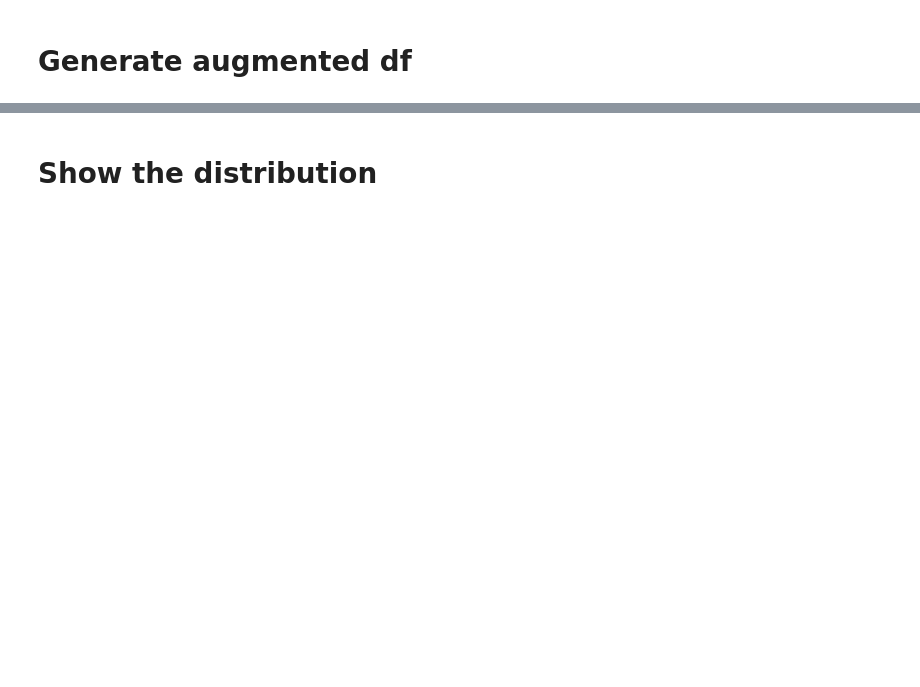
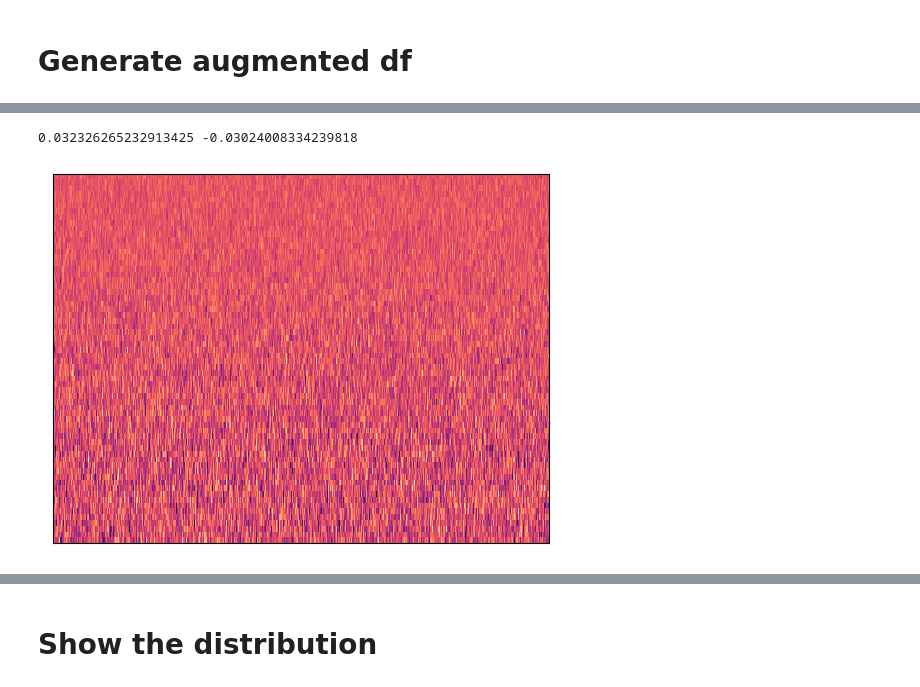
Before and after one commit to gakhromov/ai4good_birdclef, a Jupyter notebook: model/tester.ipynb, the cells around one changed output, grey strips where cells are left out. Drawn from its saved outputs; the diff is of its cells as text; code cells hidden in the pictures; blank space fills up the shorter version.

```diff
--- a/model/tester.ipynb
+++ b/model/tester.ipynb
@@ -87,0 +168,15 @@ df.to_csv(f'{root}/augmented.csv')
+# %%
+def get_mel(y, reduce_noise=True):
+
+    # extract features
+    mel_spec = librosa.feature.melspectrogram(y=y, sr=22050, fmin=200, fmax=10000, n_mels=64, n_fft=1024)
+    # convert to db and normalize to max=0dB
+    mel_spec = librosa.power_to_db(mel_spec, ref=np.max, top_db=80)
+
+    return mel_spec
+# %%
+librosa.display.specshow(get_mel(y_noisy))
+print(y_noisy.max(), y_noisy.min())
+# %% [output]
+0.032326265232913425 -0.03024008334239818
+[figure, added]
```
Also changed, not shown: parts of 33 cells of this notebook, 5 other files.
